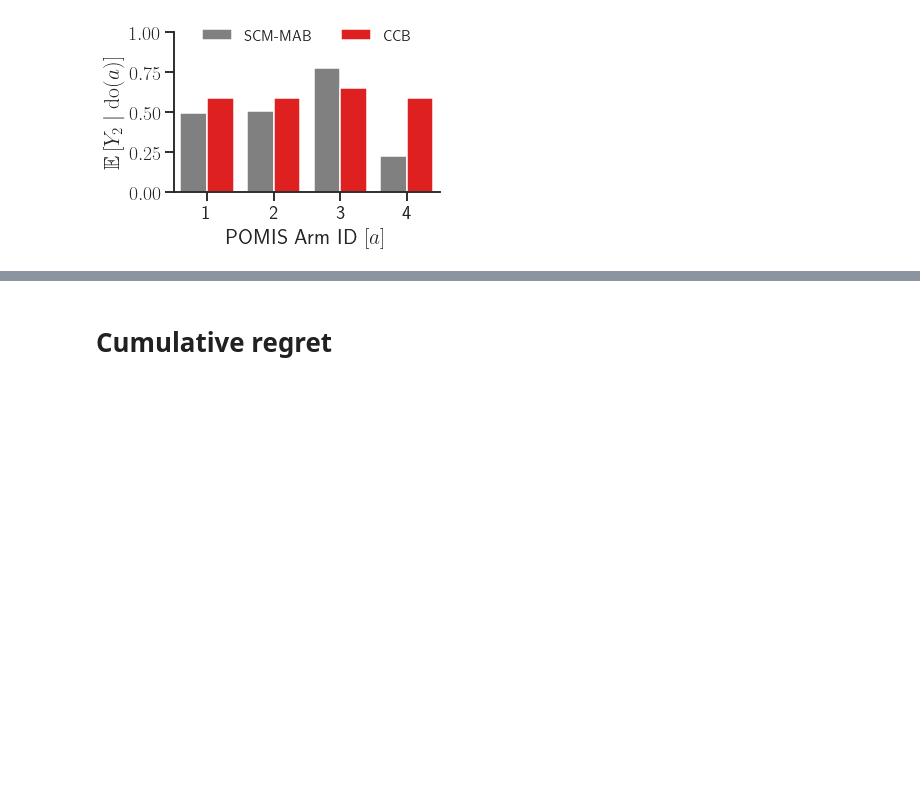
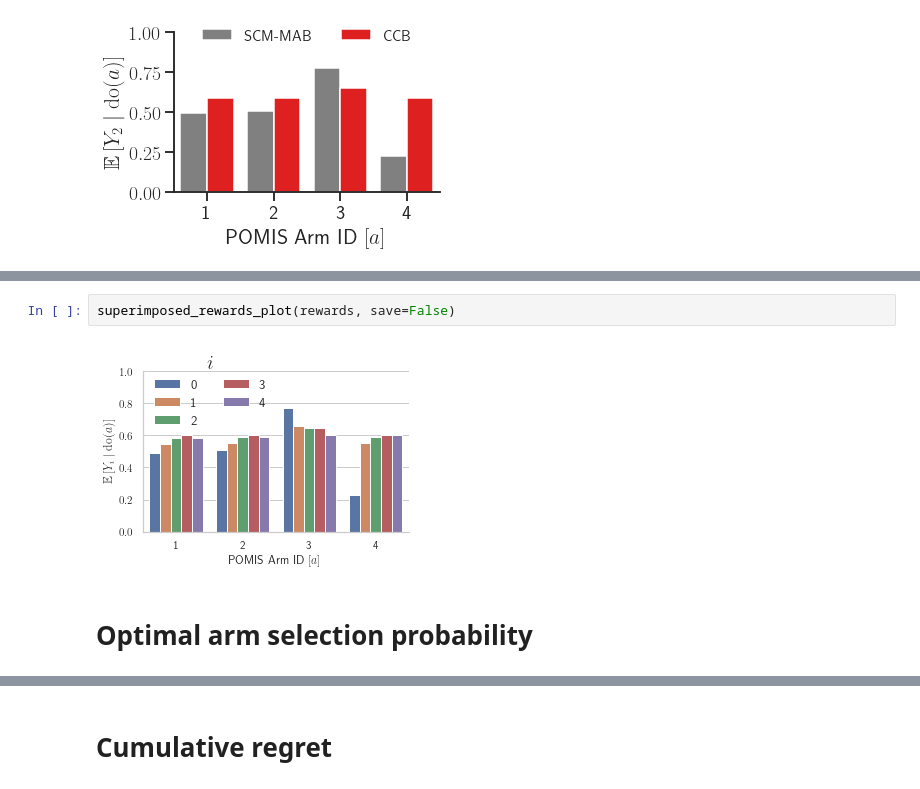
Before and after one commit to neildhir/non-stationary-causal-bandits, a Jupyter notebook: notebooks/plotting.ipynb, the cells around one changed output, grey strips where cells are left out. Saved outputs shown, nothing was run; the diff lists cells and outputs as text; blank space fills up the shorter version.

Commit message:
wrinting all plotting functions

```diff
--- a/notebooks/plotting.ipynb
+++ b/notebooks/plotting.ipynb
@@ -29,0 +94,6 @@ plot_all_barplots(rewards, True)
+# %%
+superimposed_rewards_plot(rewards, save=False)
+# %% [output]
+[figure, added]
+# %% [markdown]
+# Optimal arm selection probability
```
Also changed, not shown: parts of 7 cells of this notebook, 4 other files.
